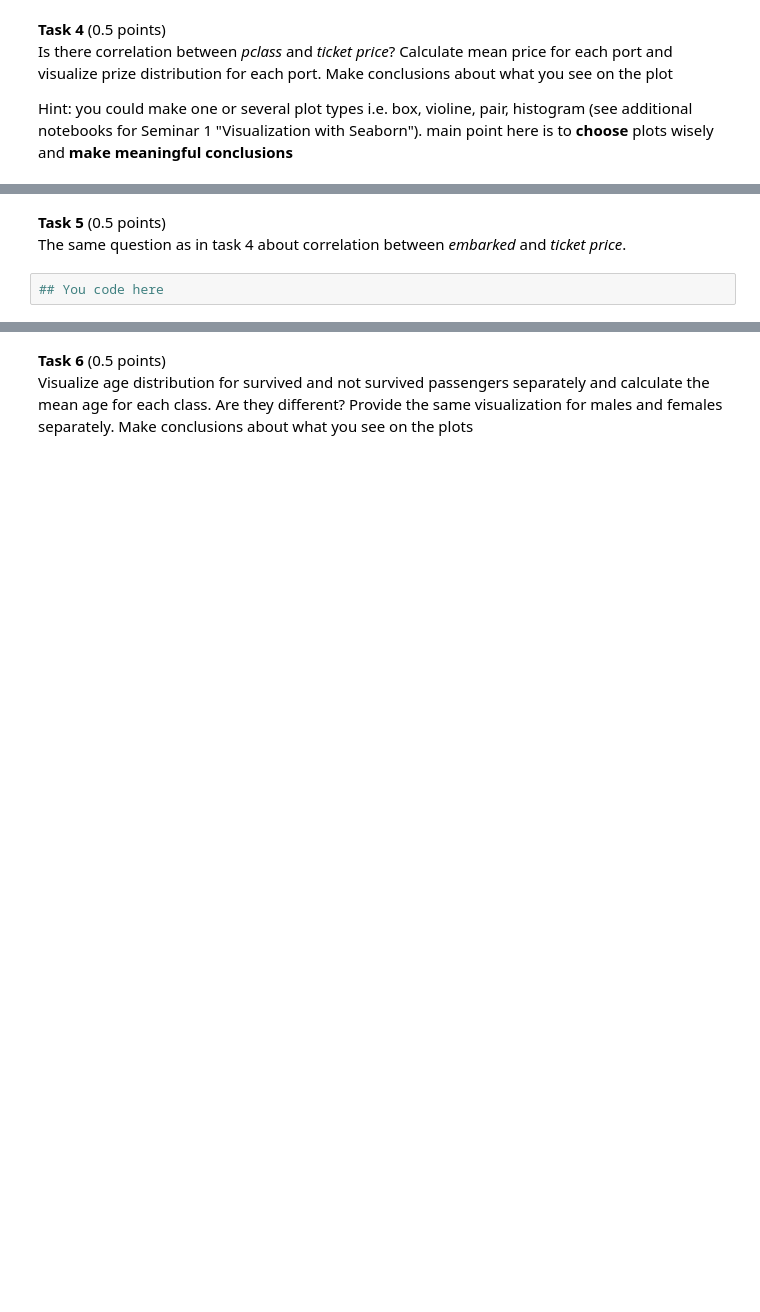
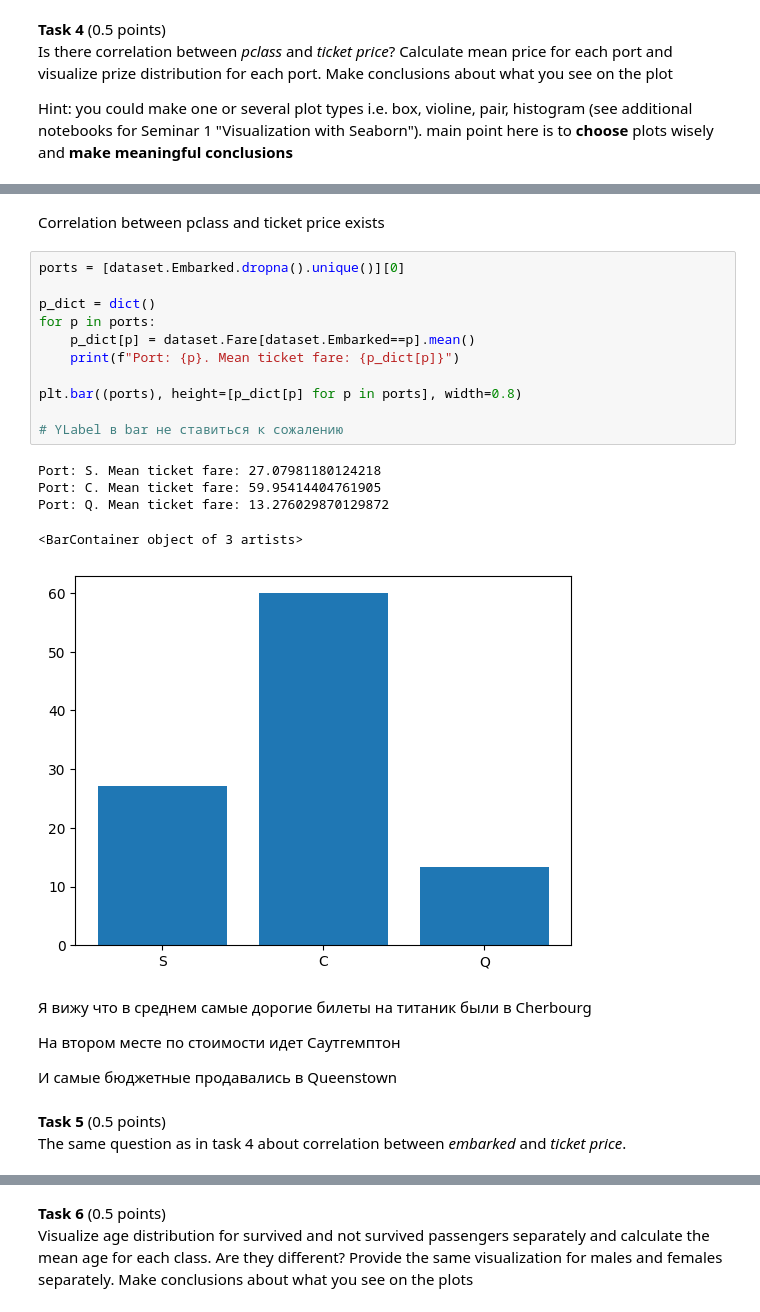
Before and after one commit to riizeron/ml_hse, a Jupyter notebook: hw/hw1/hw1_2022.ipynb, the cells around one changed output, grey strips where cells are left out. Saved outputs shown, nothing was run; the diff lists cells and outputs as text; blank space fills up the shorter version.

```diff
--- a/hw/hw1/hw1_2022.ipynb
+++ b/hw/hw1/hw1_2022.ipynb
@@ -505,5 +584,28 @@ Hint: you could make one or several plot types i.e.  box, violine, pair, histogr
+# %% [markdown]
+Correlation between pclass and ticket price exists
+# %%
+ports = [dataset.Embarked.dropna().unique()][0]
+
+p_dict = dict()
+for p in ports:
+    p_dict[p] = dataset.Fare[dataset.Embarked==p].mean()
+    print(f"Port: {p}. Mean ticket fare: {p_dict[p]}")
+
+plt.bar((ports), height=[p_dict[p] for p in ports], width=0.8)
+
+# YLabel в bar не ставиться к сожалению
+# %% [output]
+Port: S. Mean ticket fare: 27.07981180124218
+Port: C. Mean ticket fare: 59.95414404761905
+Port: Q. Mean ticket fare: 13.276029870129872
+<BarContainer object of 3 artists>
+[figure, added]
+# %% [markdown]
+Я вижу что в среднем самые дорогие билеты на титаник были в Cherbourg
+
+На втором месте по стоимости идет Саутгемптон
+
+И самые бюджетные продавались в Queenstown
 # %% [markdown]
 **Task 5** (0.5 points) <br/>
 The same question as in task 4 about correlation between *embarked* and *ticket priсe*.
-# %%
-## You code here
```
Also changed, not shown: parts of 20 cells of this notebook.
